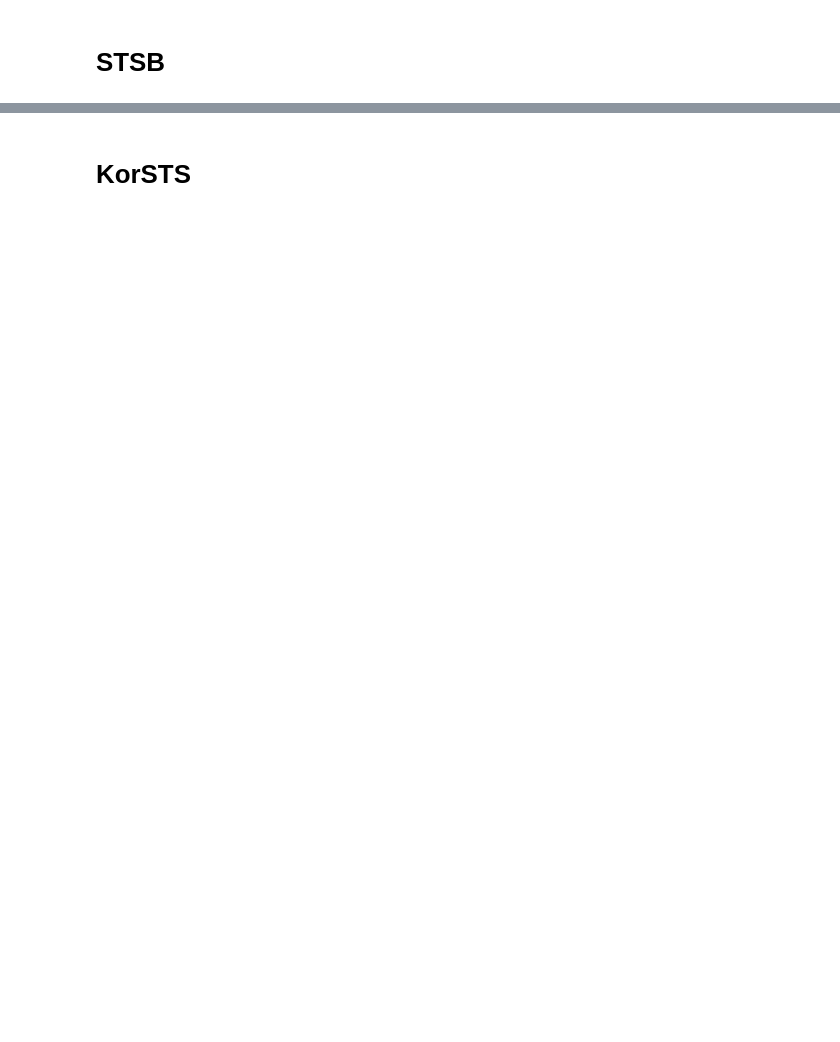
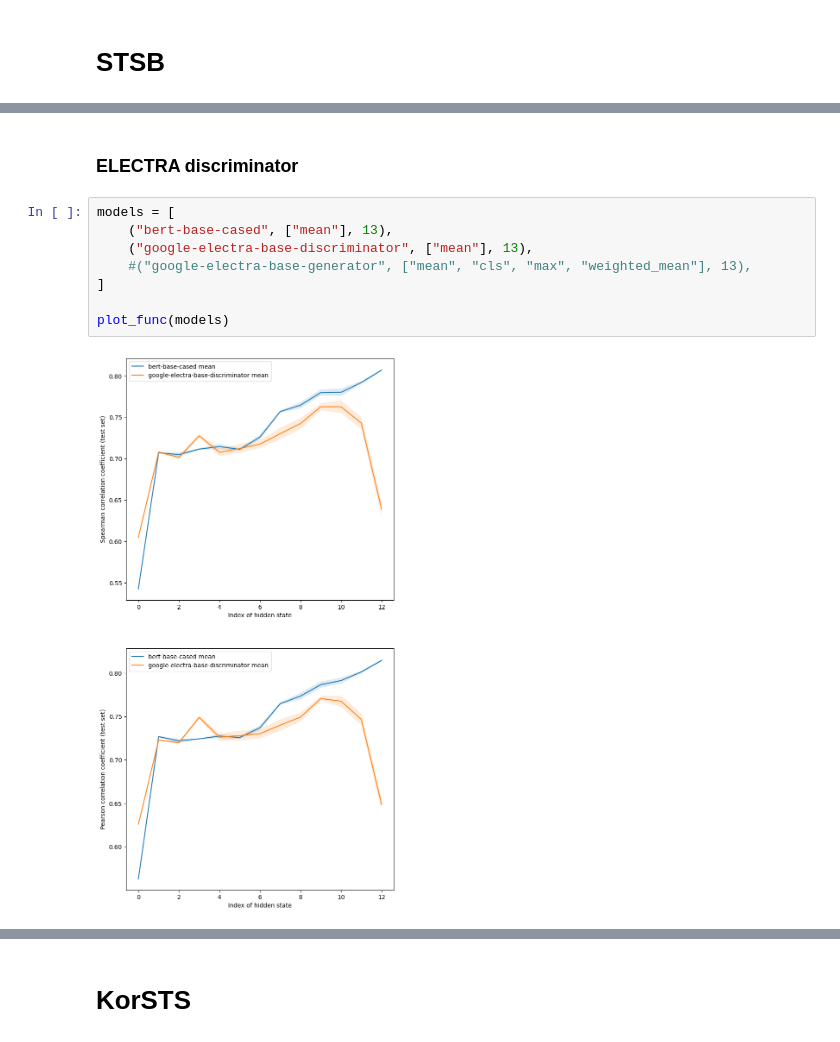
Before and after one commit to ir2718/similarity-embedding-quality, a Jupyter notebook: notebooks/comparison2.ipynb, the cells around one changed output, grey strips where cells are left out. Saved outputs shown, nothing was run; the diff lists cells and outputs as text; blank space fills up the shorter version.

```diff
--- a/notebooks/comparison2.ipynb
+++ b/notebooks/comparison2.ipynb
@@ -118,0 +54,12 @@ for x in models:
+# %% [markdown]
+### ELECTRA discriminator
+# %%
+models = [
+    ("bert-base-cased", ["mean"], 13),
+    ("google-electra-base-discriminator", ["mean"], 13),
+    #("google-electra-base-generator", ["mean", "cls", "max", "weighted_mean"], 13),
+]
+
+plot_func(models)
+# %% [output]
+[figure, added]
```
Also changed, not shown: parts of 23 cells of this notebook.
